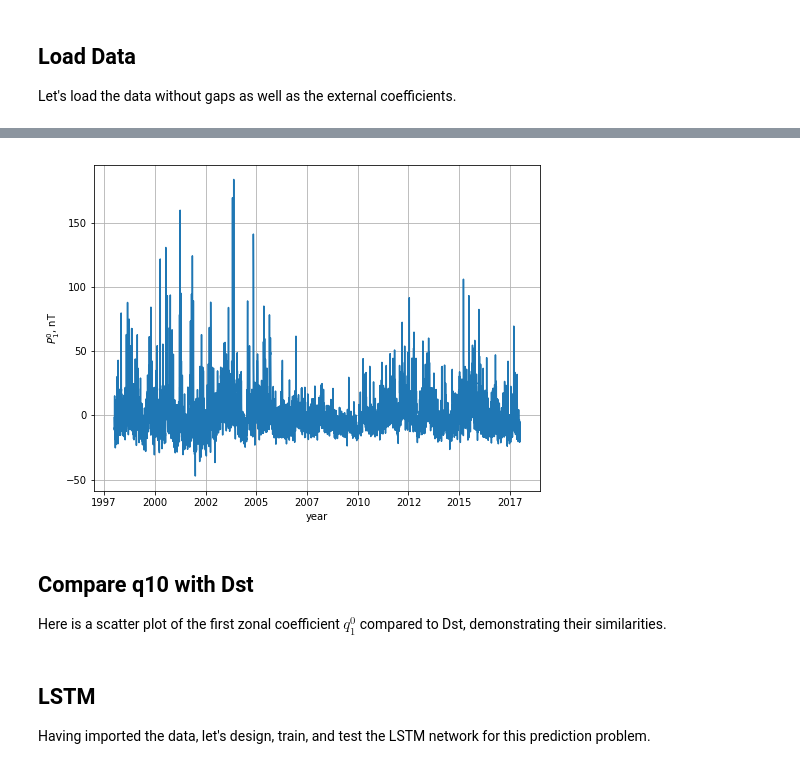
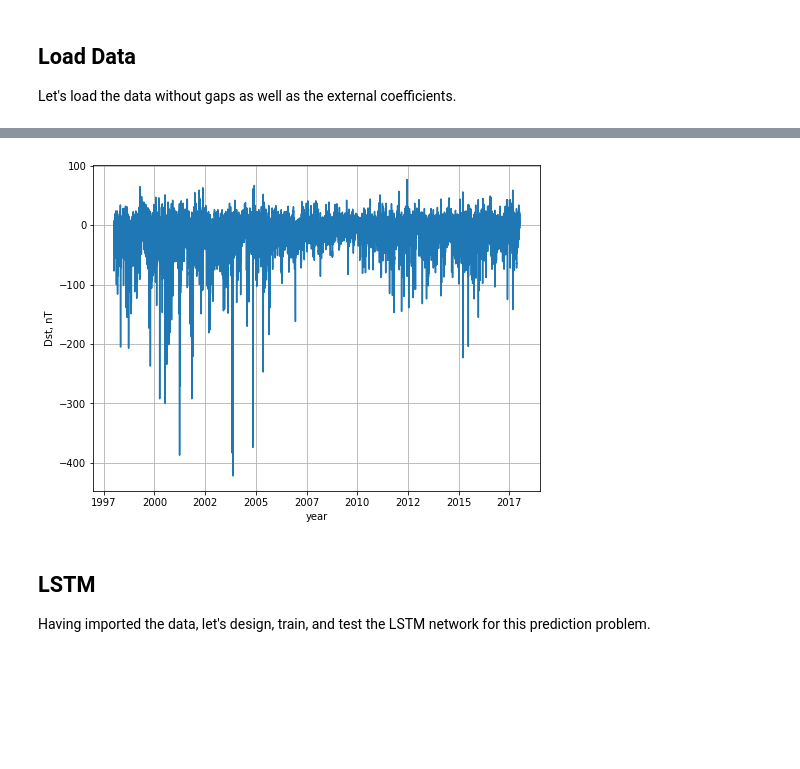
Before and after one commit to sarttiso/spaceweather, a Jupyter notebook: forecasting_Dst_LSTM.ipynb, the cells around one changed output, grey strips where cells are left out. Cells and saved outputs as stored; diff of their text form; code cells hidden in the pictures; blank space fills up the shorter version.

Commit message:
Dst prediction set up, now train and test and compare with previous results

```diff
--- a/forecasting_Dst_LSTM.ipynb
+++ b/forecasting_Dst_LSTM.ipynb
@@ -31,6 +31,8 @@ Using TensorFlow backend.
 Let's load the data without gaps as well as the external coefficients.
 # %%
 omni_lr = pd.read_hdf('omni_hourly_1998-2017_nogaps.h5')
+dst = omni_lr['Dst-index, nT']
 
-dst = omni_lr['Dst-index, nT']
-coeff = pd.read_hdf('external_coefficients_unfiltered.h5')
+nfeatin = omni_lr.shape[1]
+ndat = omni_lr.shape[0]
+t = np.linspace(1998, 2018, ndat+1)[0:-1]
@@ -41,5 +38,0 @@ Furthermore, we're only interested in the $q_1^0$ term, so let's neglect everyth
-# %%
-omni_lr = omni_lr[0:-1]
-q10 = np.real(coeff['q10']).reshape(-1,1)
-t = coeff.index
-t_year = 2000+t/(365.25) # federico's time axis
@@ -52,17 +43,13 @@ nfeatin = len(omni_lr.columns)
 # %%
 fig, ax = plt.subplots(figsize=(8,6))
-ax.plot(t_year,p10)
-ax.set_ylabel('$P_1^0$, nT')
+ax.plot(t,dst)
+ax.set_ylabel('Dst, nT')
 ax.set_xlabel('year')
 ax.xaxis.set_major_formatter(FormatStrFormatter('%d'))
 plt.grid(True)
 plt.show()
 # %% [output]
-[figure, old version]
+[figure, new version]
-# %% [markdown]
-## Compare q10 with Dst
-
-Here is a scatter plot of the first zonal coefficient $q_1^0$ compared to Dst, demonstrating their similarities.
 # %% [markdown]
 ## LSTM
 Having imported the data, let's design, train, and test the LSTM network for this prediction problem.
```
Also changed, not shown: parts of 6 cells of this notebook, 3 other files.
